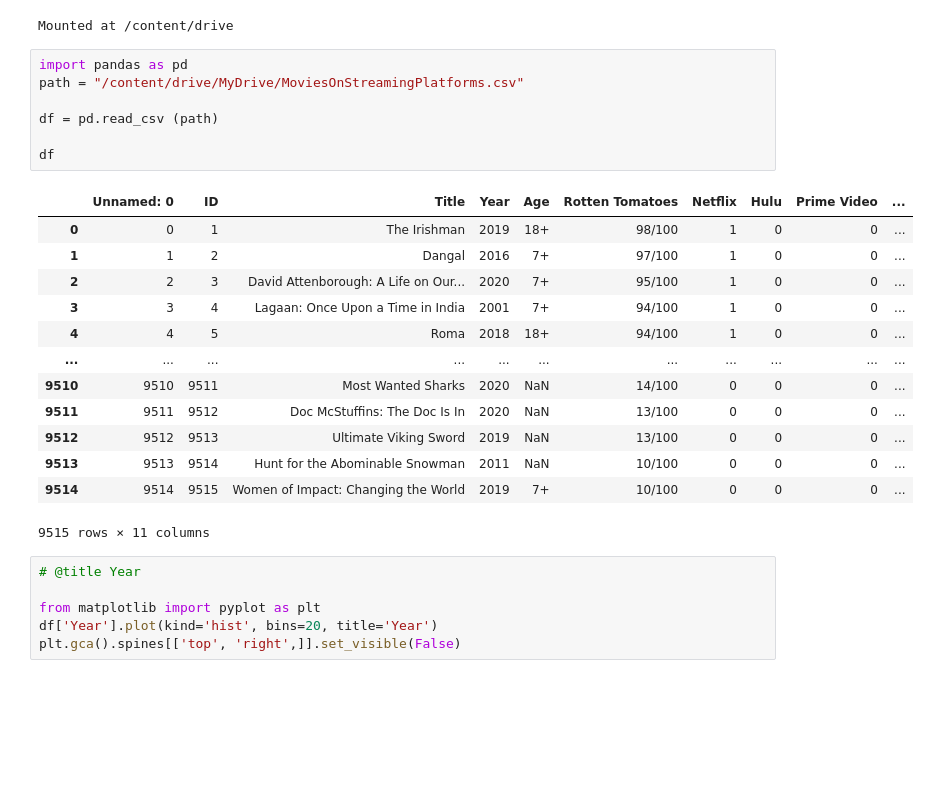
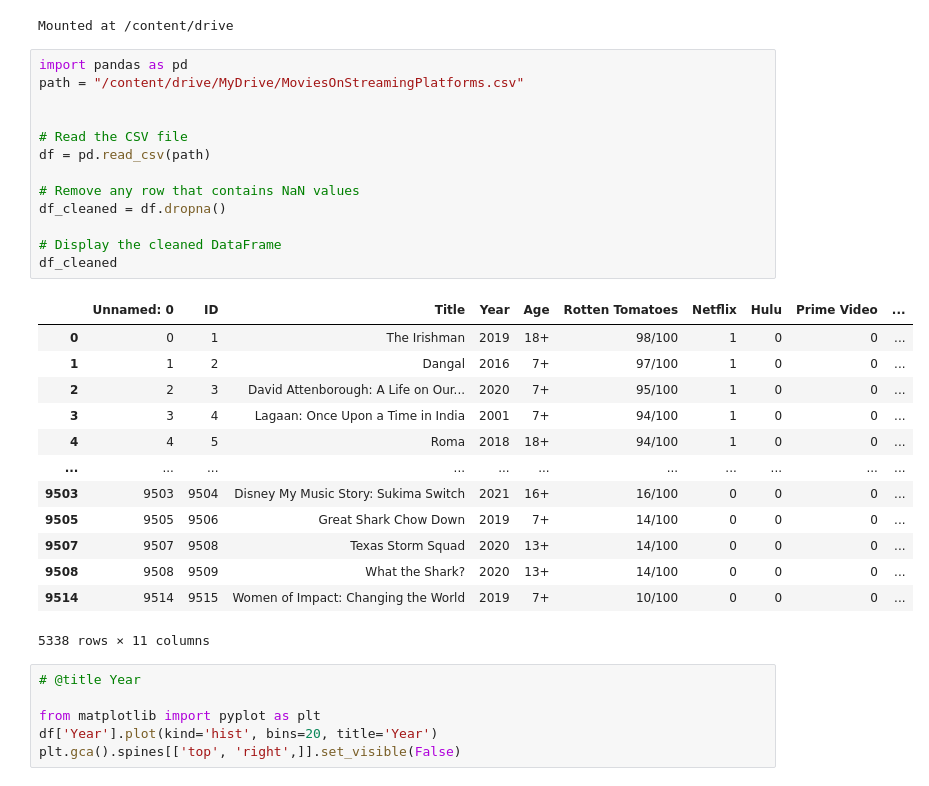
Before and after one commit to fnuhasham/CS131ClassProject8, a Jupyter notebook: cs131proj.ipynb, the cells around one changed output. Cells and saved outputs as stored; diff of their text form; blank space fills up the shorter version.

```diff
--- a/cs131proj.ipynb
+++ b/cs131proj.ipynb
@@ -12,24 +12,30 @@ Mounted at /content/drive
 # %%
 import pandas as pd
 path = "/content/drive/MyDrive/MoviesOnStreamingPlatforms.csv"
 
-df = pd.read_csv (path)
 
-df
+# Read the CSV file
+df = pd.read_csv(path)
+
+# Remove any row that contains NaN values
+df_cleaned = df.dropna()
+
+# Display the cleaned DataFrame
+df_cleaned
 # %% [output]
 |  | Unnamed: 0 | ID | Title | Year | Age | Rotten Tomatoes | Netflix | Hulu | Prime Video | ... |
 | 0 | 0 | 1 | The Irishman | 2019 | 18+ | 98/100 | 1 | 0 | 0 | ... |
 | 1 | 1 | 2 | Dangal | 2016 | 7+ | 97/100 | 1 | 0 | 0 | ... |
 | 2 | 2 | 3 | David Attenborough: A Life on Our... | 2020 | 7+ | 95/100 | 1 | 0 | 0 | ... |
 | 3 | 3 | 4 | Lagaan: Once Upon a Time in India | 2001 | 7+ | 94/100 | 1 | 0 | 0 | ... |
 | 4 | 4 | 5 | Roma | 2018 | 18+ | 94/100 | 1 | 0 | 0 | ... |
 | ... | ... | ... | ... | ... | ... | ... | ... | ... | ... | ... |
-| 9510 | 9510 | 9511 | Most Wanted Sharks | 2020 | NaN | 14/100 | 0 | 0 | 0 | ... |
-| 9511 | 9511 | 9512 | Doc McStuffins: The Doc Is In | 2020 | NaN | 13/100 | 0 | 0 | 0 | ... |
-| 9512 | 9512 | 9513 | Ultimate Viking Sword | 2019 | NaN | 13/100 | 0 | 0 | 0 | ... |
-| 9513 | 9513 | 9514 | Hunt for the Abominable Snowman | 2011 | NaN | 10/100 | 0 | 0 | 0 | ... |
+| 9503 | 9503 | 9504 | Disney My Music Story: Sukima Switch | 2021 | 16+ | 16/100 | 0 | 0 | 0 | ... |
+| 9505 | 9505 | 9506 | Great Shark Chow Down | 2019 | 7+ | 14/100 | 0 | 0 | 0 | ... |
+| 9507 | 9507 | 9508 | Texas Storm Squad | 2020 | 13+ | 14/100 | 0 | 0 | 0 | ... |
+| 9508 | 9508 | 9509 | What the Shark? | 2020 | 13+ | 14/100 | 0 | 0 | 0 | ... |
 | 9514 | 9514 | 9515 | Women of Impact: Changing the World | 2019 | 7+ | 10/100 | 0 | 0 | 0 | ... |
-9515 rows × 11 columns
+5338 rows × 11 columns
 # %%
 # @title Year
 
```
Also changed, not shown: parts of 1 cell of this notebook.
